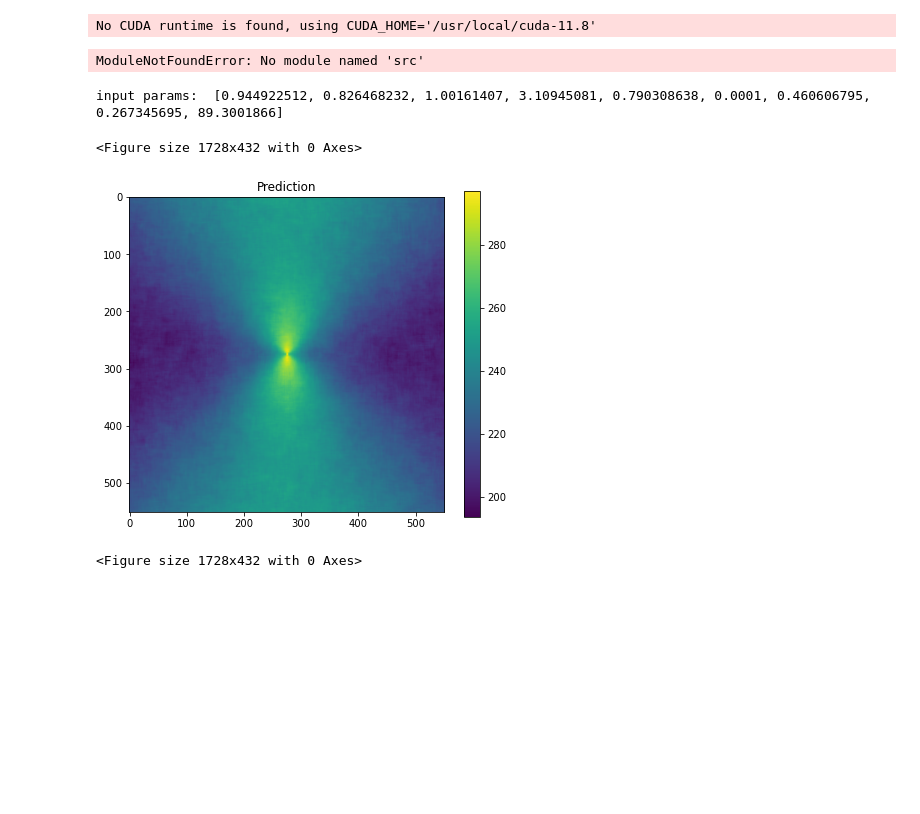
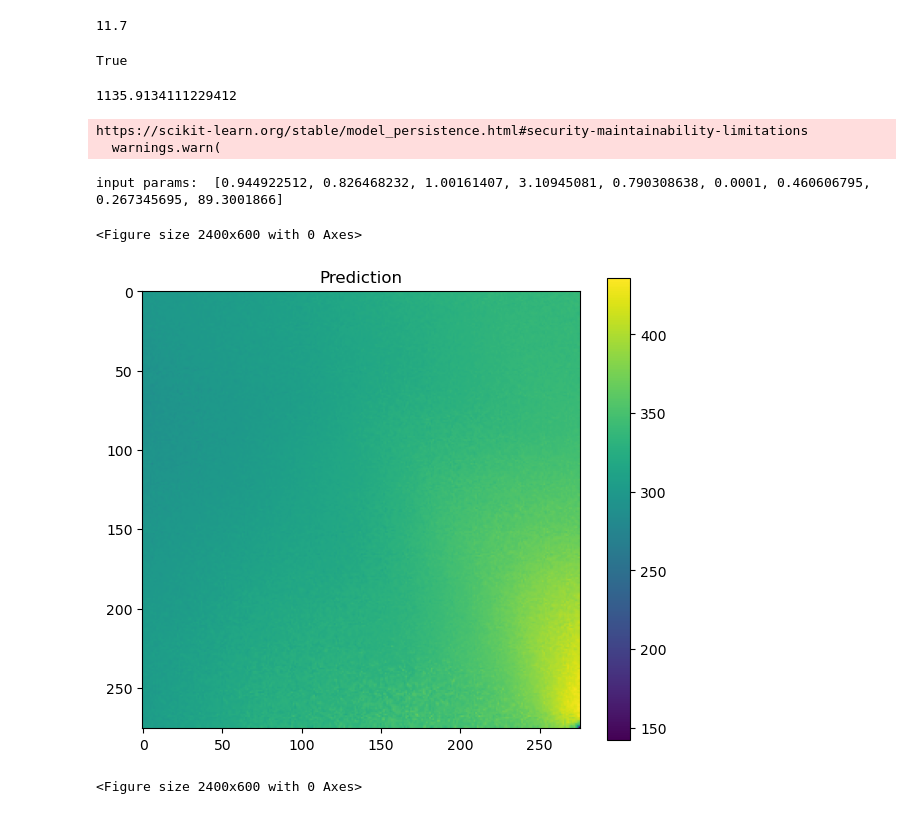
Before and after one commit to mattgomer/SKiNN, a Jupyter notebook: notebooks/SKiNN_package_example.ipynb, the cells around one changed output. Saved outputs shown, nothing was run; the diff lists cells and outputs as text; code cells hidden in the pictures; blank space fills up the shorter version.

Commit message:
updated notebooks for new version

```diff
--- a/notebooks/SKiNN_package_example.ipynb
+++ b/notebooks/SKiNN_package_example.ipynb
@@ -3,59 +1,67 @@ import SKiNN
+# %%
+import SKiNN
+import torch
+print(torch.version.cuda)
+torch.cuda.is_available() #must be True to function
+# %% [output]
+11.7
+True
 # %%
 #load all paths and scaling values. This piece will need to go into lenstronomy, but does not need any input from user
 weights_path = SKiNN.useful_functions.get_weights_path()
 import SKiNN.src.NN_models as NN_models
-model = NN_models.Generator(z_size=9,dec_type='upsampling',conv_dim=1,size_l=41,lr=1e-4,out_channels=1)
+model=NN_models.Generator_imp()
 scaling_y = SKiNN.useful_functions.get_scaling_y()
 print(scaling_y)
 scaling_x = SKiNN.useful_functions.get_scaling_x()
 # %% [output]
-No CUDA runtime is found, using CUDA_HOME='/usr/local/cuda-11.8'
+1135.9134111229412
-ModuleNotFoundError: No module named 'src'
+https://scikit-learn.org/stable/model_persistence.html#security-maintainability-limitations
+  warnings.warn(
 # %%
-#Initialize and run generator. This piece will need user input on whether or not to use cuda(),
-#             so it will have to go inside the class init in lenstronomy
+#Initialize and run generator. This piece will have to go inside the class init in lenstronomy
 
 import os
-# os.environ["CUDA_DEVICE_ORDER"]="PCI_BUS_ID"  #uncomment this as well as all ".cuda()" instances to work on GPU
+os.environ["CUDA_DEVICE_ORDER"]="PCI_BUS_ID"
 import sys
 import numpy as np
 import torch
 import matplotlib.pyplot as plt
-net = model.load_from_checkpoint(weights_path) #.cuda()
+net = model.load_from_checkpoint(weights_path).cuda()
 def generate_maps(net,scaling_x,scaling_y,input_p, plot=True):
     """Generate velocity maps given input parameters.
 
     net: neural network object
     scaling_x: input scaler
     scaling_y: output scaling
     input_p: input parameters
     plt: plot if True
 
     Returns the velocity maps
     """
 
     input_p = scaling_x.transform(np.reshape(input_p,(-1,len(input_p))))
-    input_p = torch.Tensor(input_p)#.cuda()
+    input_p = torch.Tensor(input_p).cuda()
     net.eval()
 
     with torch.no_grad():
         pred = net(input_p.unsqueeze(0)).cpu().numpy()
 
     if plot:
         plt.figure(figsize=(24, 6))
         plt.subplot(131)
         plt.imshow(scaling_y*pred[0,:,:].squeeze())
         plt.title('Prediction')
         plt.colorbar()
 
     return pred*scaling_y
 
 example_input = [9.44922512e-01, 8.26468232e-01, 1.00161407e+00, 3.10945081e+00, 7.90308638e-01, 1.00000000e-04, 4.60606795e-01, 2.67345695e-01, 8.93001866e+01]
 print('input params: ',example_input)
 output = generate_maps(net,scaling_x,scaling_y,example_input, plot=True)
 plt.figure(figsize=(24, 6))
 # %% [output]
 input params:  [0.944922512, 0.826468232, 1.00161407, 3.10945081, 0.790308638, 0.0001, 0.460606795, 0.267345695, 89.3001866]
-<Figure size 1728x432 with 0 Axes>
+<Figure size 2400x600 with 0 Axes>
-[figure, old version]
+[figure, new version]
-<Figure size 1728x432 with 0 Axes>
+<Figure size 2400x600 with 0 Axes>
```
Also changed, not shown: parts of 2 cells of this notebook, 1 other file.
